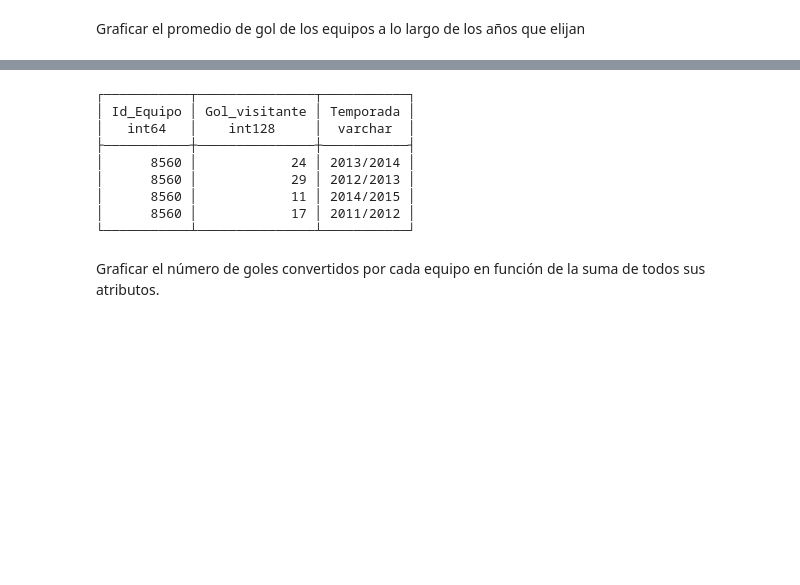
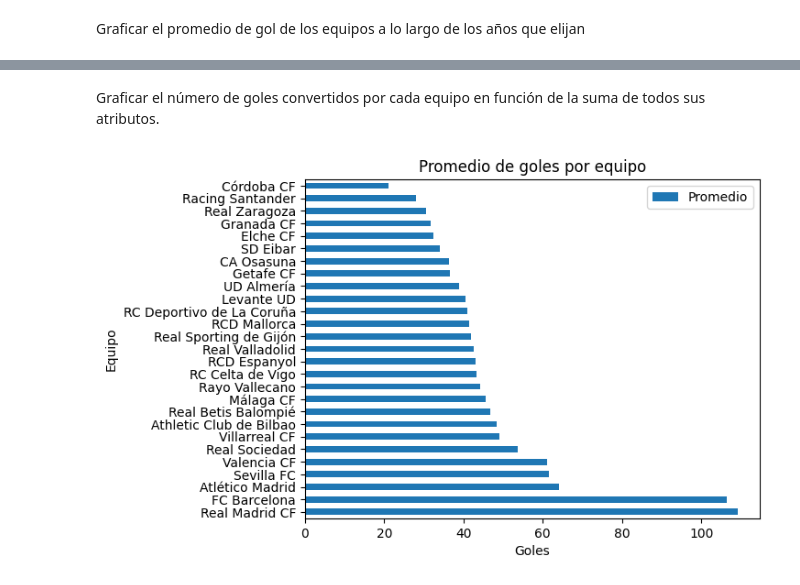
Before and after one commit to nahuelrabey/tp_labodatos_publico, a Jupyter notebook: Jugadores.ipynb, the cells around one changed output, grey strips where cells are left out. Saved outputs shown, nothing was run; the diff lists cells and outputs as text; code cells hidden in the pictures; blank space fills up the shorter version.

Commit message:
finalizado promedio de goles por equipo

```diff
--- a/Jugadores.ipynb
+++ b/Jugadores.ipynb
@@ -303,5 +304,8 @@ visitante_x_temporada = duckdb.query("""
 """)
 
 goles_x_temporada = duckdb.query("""
-
+    SELECT T1.Id_Equipo, (T2.Gol_visitante + T1.Gol_local) as Gol, T1.Temporada
+    FROM local_x_temporada as T1 INNER JOIN visitante_x_temporada as T2
+    ON T1.Id_Equipo = T2.Id_Equipo AND T1.Temporada = T2.Temporada
 """)
+goles_x_temporada
@@ -308,16 +330,32 @@ goles_x_temporada = duckdb.query("""
-# %%
-duckdb.query("""
-    SELECT * FROM visitante_x_temporada WHERE Id_Equipo = 8560
-""")
-# %% [output]
-┌───────────┬───────────────┬───────────┐
-│ Id_Equipo │ Gol_visitante │ Temporada │
-│   int64   │    int128     │  varchar  │
-├───────────┼───────────────┼───────────┤
-│      8560 │            24 │ 2013/2014 │
-│      8560 │            29 │ 2012/2013 │
-│      8560 │            11 │ 2014/2015 │
-│      8560 │            17 │ 2011/2012 │
-└───────────┴───────────────┴───────────┘
 # %% [markdown]
 Graficar el número de goles convertidos por cada equipo en función de la suma de todos sus atributos.
+# %%
+promedio = duckdb.query("""
+    SELECT Id_Equipo, MEAN(Gol) as Promedio
+    FROM goles_x_temporada
+    GROUP BY Id_Equipo
+""")
+
+nombres = duckdb.query("""
+    SELECT Nombre, Promedio
+    FROM promedio as T1 INNER JOIN equipo as T2 ON T1.Id_Equipo = T2.Id_Equipo
+    ORDER BY Promedio DESC
+""").df()
+
+# x = nombres["Nombre"]
+# y = nombres["Promedio"]
+
+fig, ax = plt.subplots()
+
+nombres.plot(x='Nombre',
+                    y=['Promedio'],
+                    kind='barh',
+                    label=['Promedio'],   # Agrega etiquetas a la serie
+                    ax = ax)
+ax.set_title('Promedio de goles por equipo')
+ax.set_xlabel('Goles')
+ax.set_ylabel('Equipo')
+
+fig.savefig(carpeta+'goles_convertidos.pdf', bbox_inches='tight', pad_inches=0.1)
+# %% [output]
+[figure, added]
```
Also changed, not shown: parts of 2 cells of this notebook.
